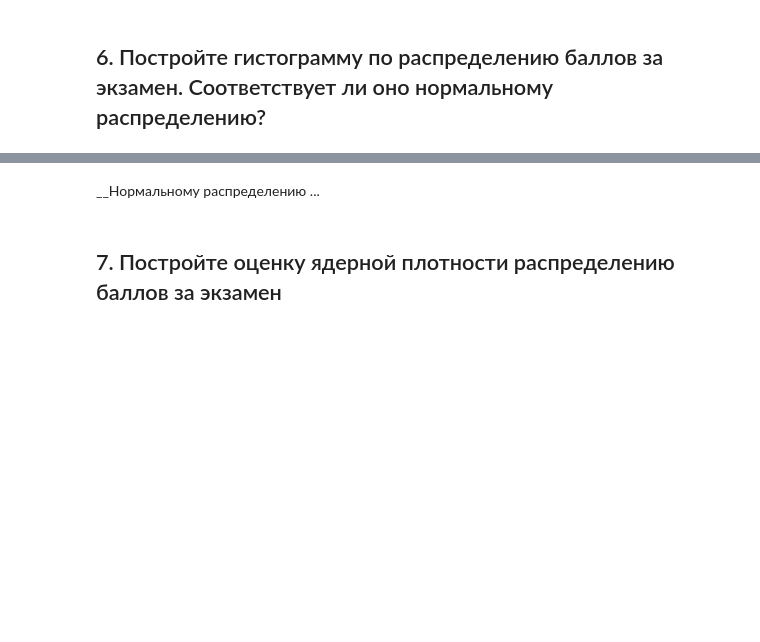
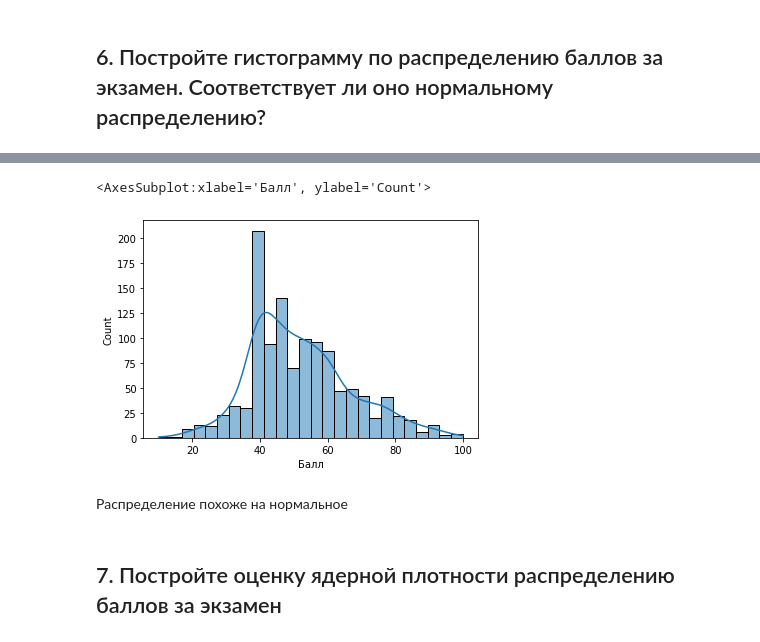
Before and after one commit to GeorgiyDemo/FA, a Jupyter notebook: Course_III/ML/task1/Seminar_1_3_2022_1.ipynb, the cells around one changed output, grey strips where cells are left out. Saved outputs shown, nothing was run; the diff lists cells and outputs as text; code cells hidden in the pictures; blank space fills up the shorter version.

```diff
--- a/Course_III/ML/task1/Seminar_1_3_2022_1.ipynb
+++ b/Course_III/ML/task1/Seminar_1_3_2022_1.ipynb
@@ -76,4 +64,9 @@ data[data["Балл"] < mean_score].shape[0] / data.shape[0] * 100
-# %% [markdown]
-__Нормальному распределению ...
+# %%
+sns.histplot(x=data['Балл'], kde=True, ax=plt.subplots()[1])
+# %% [output]
+<AxesSubplot:xlabel='Балл', ylabel='Count'>
+[figure, added]
+# %% [markdown]
+Распределение похоже на нормальное
 # %% [markdown]
 ## 7.	Постройте оценку ядерной плотности распределению баллов за экзамен
```
Also changed, not shown: parts of 42 cells of this notebook.
